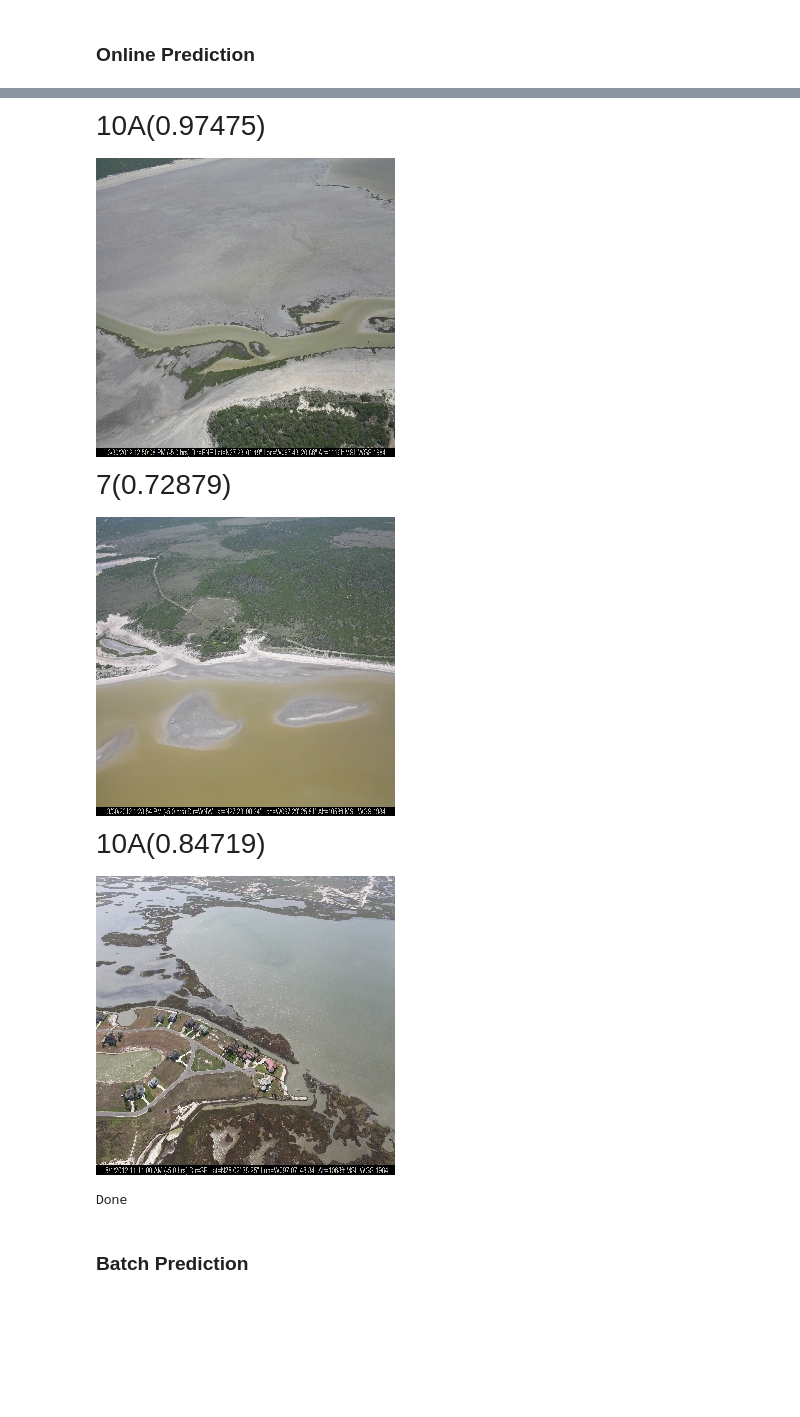
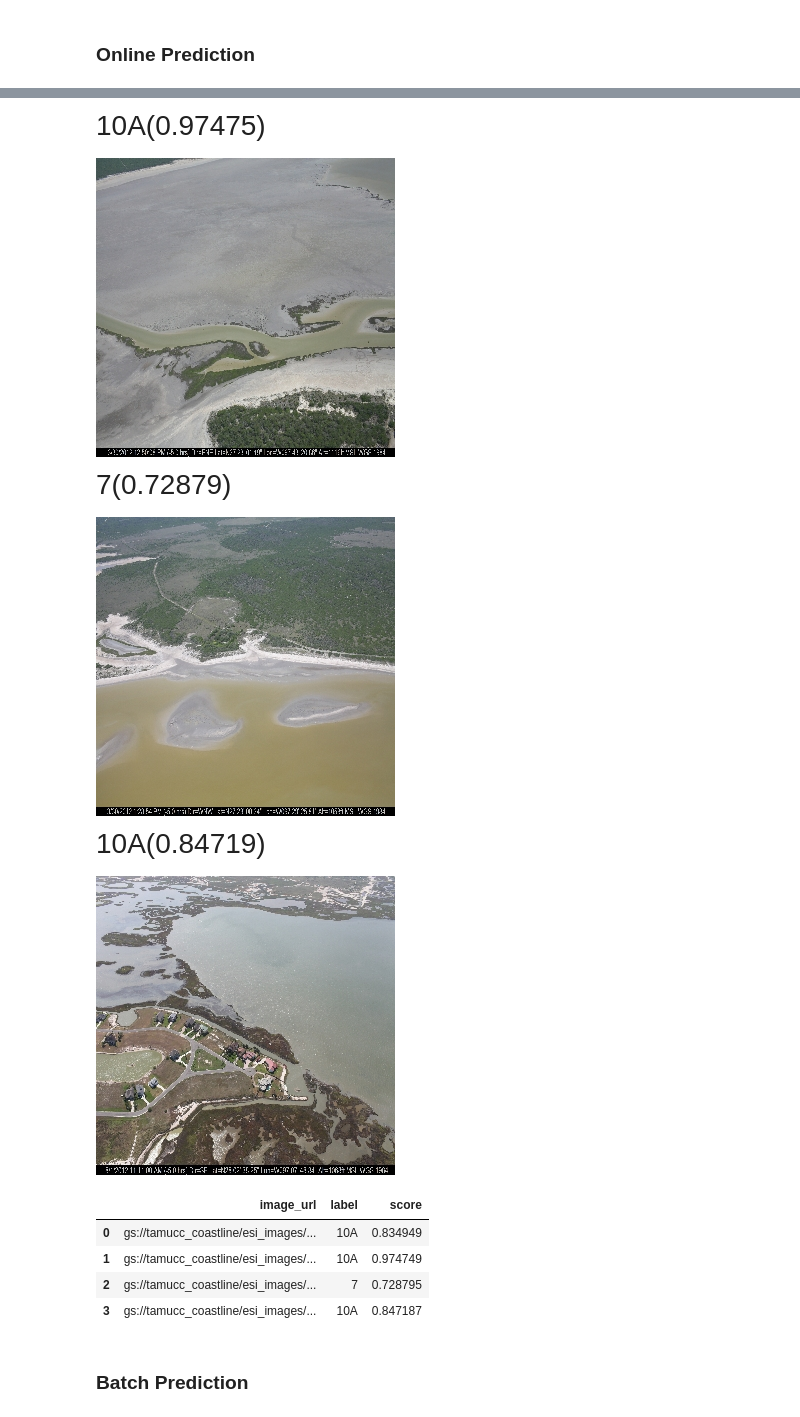
Before and after one commit to googledatalab/notebooks, a Jupyter notebook: tutorials/Machine Learning/image/coast/Cloud.ipynb, the cells around one changed output, grey strips where cells are left out. Cells and saved outputs as stored; diff of their text form; code cells hidden in the pictures; blank space fills up the shorter version.

```diff
--- a/tutorials/Machine Learning/image/coast/Cloud.ipynb
+++ b/tutorials/Machine Learning/image/coast/Cloud.ipynb
@@ -96,27 +97,31 @@ name: projects/bradley-playground/models/coast/versions/v5
 # %%
 # gs://tamucc_coastline/esi_images/IMG_2849_SecDE_Spr12.jpg,3B
 # gs://tamucc_coastline/esi_images/IMG_0047_SecBC_Spr12.jpg,10A
 # gs://tamucc_coastline/esi_images/IMG_0617_SecBC_Spr12.jpg,7
 # gs://tamucc_coastline/esi_images/IMG_2034_SecEGH_Sum12_Pt2.jpg,10A
 images = [
   'gs://tamucc_coastline/esi_images/IMG_2849_SecDE_Spr12.jpg',
   'gs://tamucc_coastline/esi_images/IMG_0047_SecBC_Spr12.jpg',
   'gs://tamucc_coastline/esi_images/IMG_0617_SecBC_Spr12.jpg',
   'gs://tamucc_coastline/esi_images/IMG_2034_SecEGH_Sum12_Pt2.jpg'
 ]
 # resize=True because otherwise the images are too large to send for online prediction.
-model.predict('coast.v5', images, resize=True, cloud=True)
+model.predict('coast.v1', images, resize=True, cloud=True)
 # %% [output]
 Predicting...
 10A(0.83495)
 [figure]
 10A(0.97475)
 [figure]
 7(0.72879)
 [figure]
 10A(0.84719)
 [figure]
-Done
+|  | image_url | label | score |
+| 0 | gs://tamucc_coastline/esi_images/... | 10A | 0.834949 |
+| 1 | gs://tamucc_coastline/esi_images/... | 10A | 0.974749 |
+| 2 | gs://tamucc_coastline/esi_images/... | 7 | 0.728795 |
+| 3 | gs://tamucc_coastline/esi_images/... | 10A | 0.847187 |
 # %% [markdown]
 ### Batch Prediction
 # %%
```
Also changed, not shown: parts of 7 cells of this notebook, 3 other files.
